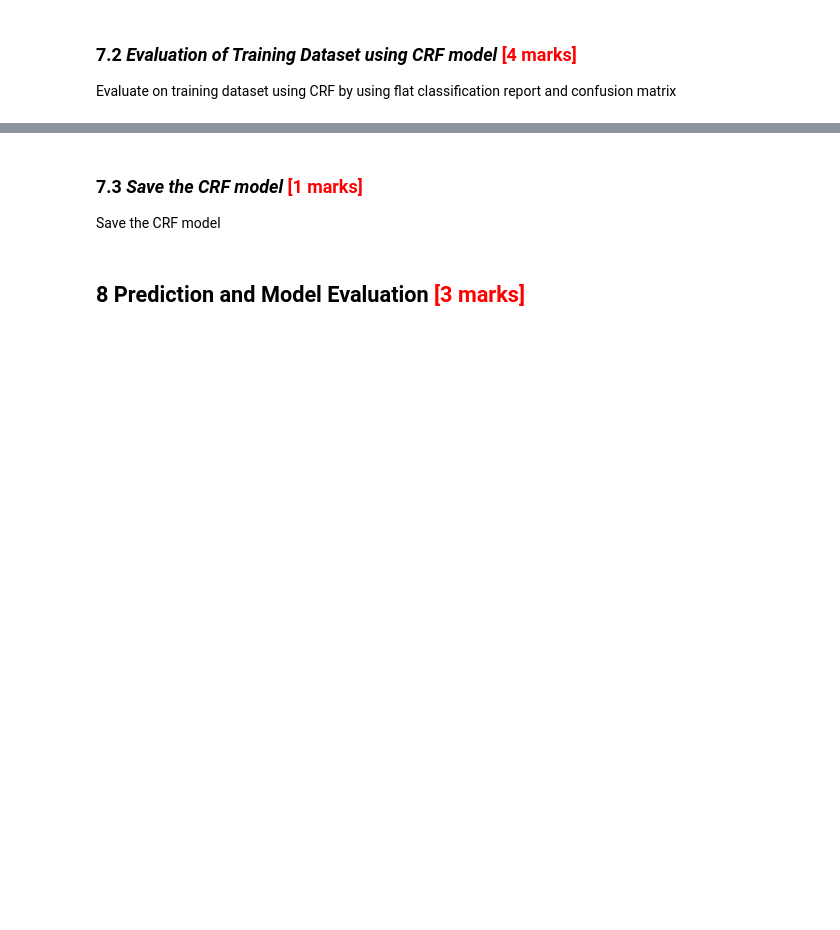
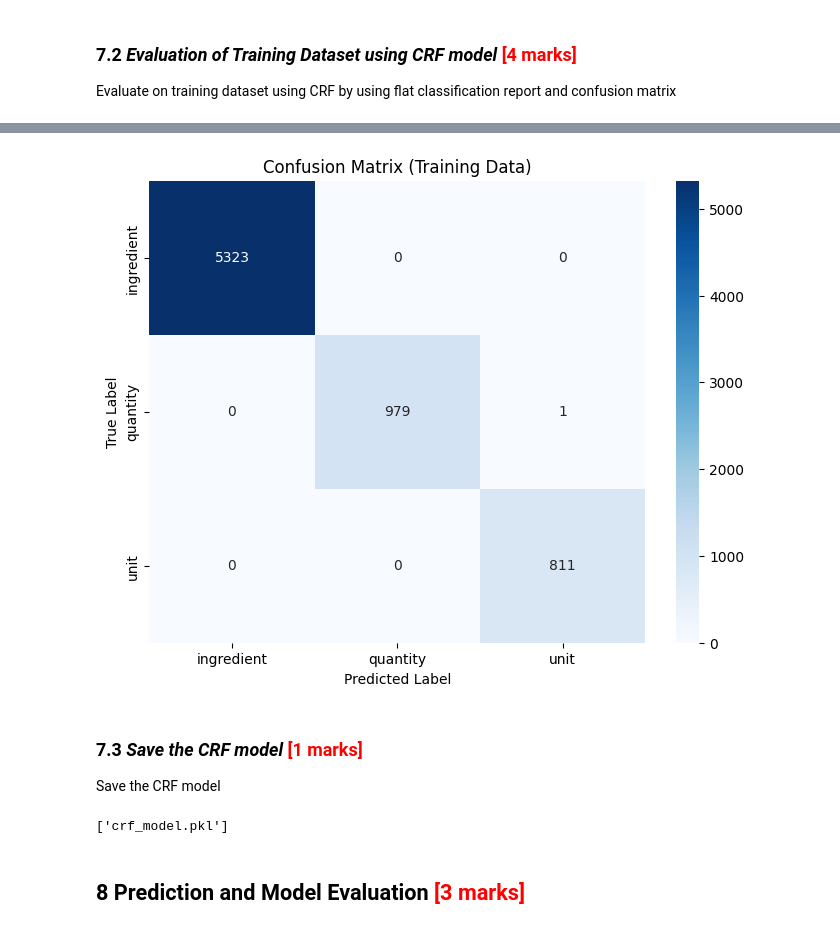
Before and after one commit to avanindra3/crf_custom_recipe_model, a Jupyter notebook: Identifying_Key_Entities_Recipe_Data_Avanindra-Singh.ipynb, the cells around one changed output, grey strips where cells are left out. Drawn from its saved outputs; the diff is of its cells as text; code cells hidden in the pictures; blank space fills up the shorter version.

Commit message:
Data validations and test performance.

```diff
--- a/Identifying_Key_Entities_Recipe_Data_Avanindra-Singh.ipynb
+++ b/Identifying_Key_Entities_Recipe_Data_Avanindra-Singh.ipynb
@@ -560,7 +560,7 @@ quantity_keywords = sorted(set(['half', 'quarter', 'double', 'triple', 'a', 'an'
                          'little', 'taste' ]))
 
 # Regex pattern for quantities, including fractions, ranges, and decimals
-quantity_pattern = re.compile(r'/\d+[-.\/]?\d*\/?\d*')
+quantity_pattern = re.compile(r'\d+[-.\/]?\d*\/?\d*')
 # %%
 print(unit_keywords)
 # %% [output]
@@ -809,5 +809,13 @@ Train the CRF model with the specified hyperparameters such as
 Use weight_dict for training CRF
 # %%
 # initialise CRF model with the specified hyperparameters and use weight_dict
+crf = sklearn_crfsuite.CRF(
+    algorithm='lbfgs',
+    c1=0.5,
+    c2=1.0,
+    max_iterations=100,
+    all_possible_transitions=True
+)
 
 # train the CRF model with the weighted training data
+crf.fit(X_train_weighted_features, y_train_labels)
@@ -816,5 +827,6 @@ Use weight_dict for training CRF
 Evaluate on training dataset using CRF by using flat classification report and confusion matrix
 # %%
 # evaluate on the training dataset
+y_pred_train = crf.predict(X_train_weighted_features)
 # %%
 # specify the flat classification report by using training data for evaluation
@@ -823,8 +852,34 @@ Evaluate on training dataset using CRF by using flat classification report and c
+# %%
+# create a confusion matrix on training datset
+# Flatten the lists for confusion matrix
+y_train_flat_cm = [label for sublist in y_train_labels for label in sublist]
+y_pred_train_flat_cm = [label for sublist in y_pred_train for label in sublist]
+
+cm_train = confusion_matrix(y_train_flat_cm, y_pred_train_flat_cm, labels=unique_pos_labels)
+
+plt.figure(figsize=(8, 6))
+sns.heatmap(
+    cm_train,
+    annot=True,
+    fmt='d',
+    cmap='Blues',
+    xticklabels=unique_pos_labels,
+    yticklabels=unique_pos_labels
+)
+plt.title('Confusion Matrix (Training Data)')
+plt.xlabel('Predicted Label')
+plt.ylabel('True Label')
+plt.show()
+# %% [output]
+[figure, added]
 # %% [markdown]
 ### **7.3** *Save the CRF model* <font color = red>[1 marks]</font>
 Save the CRF model
 # %%
 # dump the model using joblib as crf_model.pkl
+joblib.dump(crf, 'crf_model.pkl')
+# %% [output]
+['crf_model.pkl']
 # %% [markdown]
 ## **8** Prediction and Model Evaluation <font color = red>[3 marks]</font> <br>
 # %% [markdown]
```
Also changed, not shown: parts of 15 cells of this notebook.
